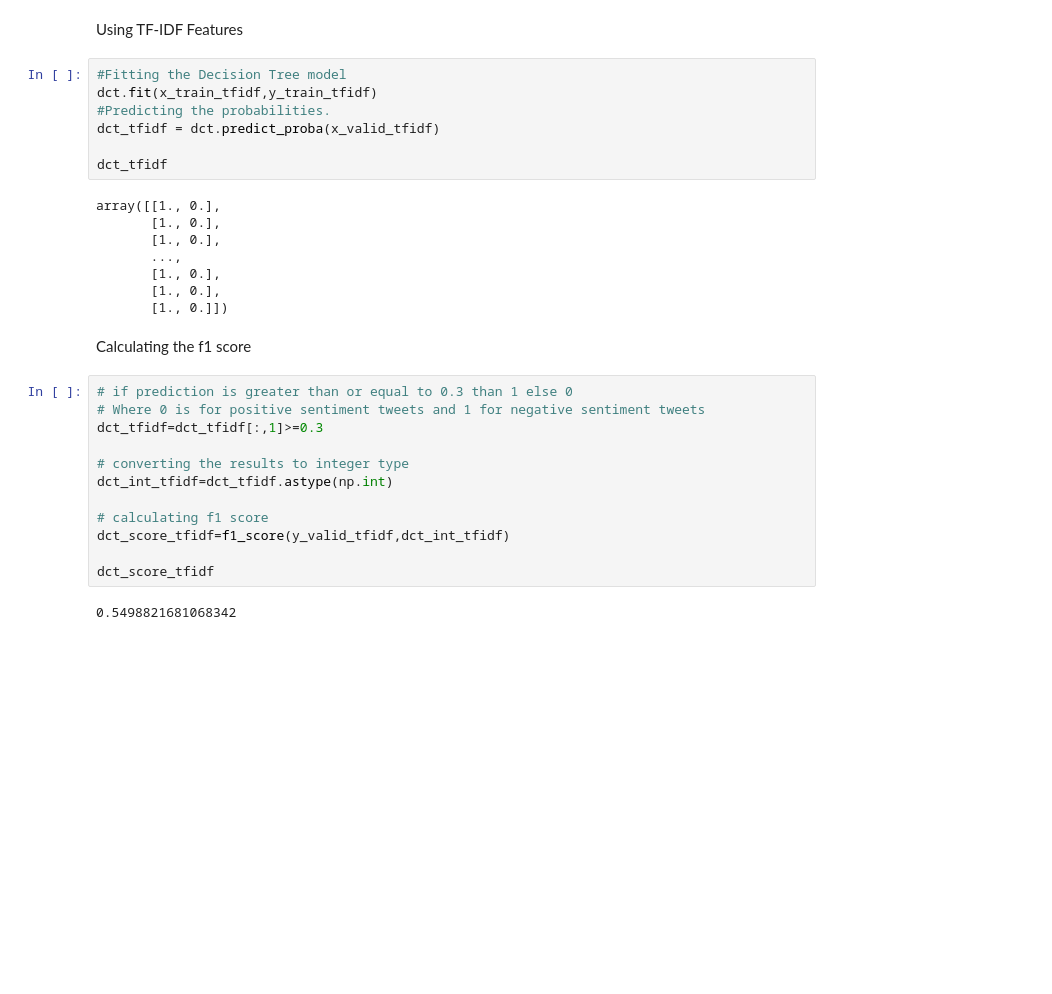
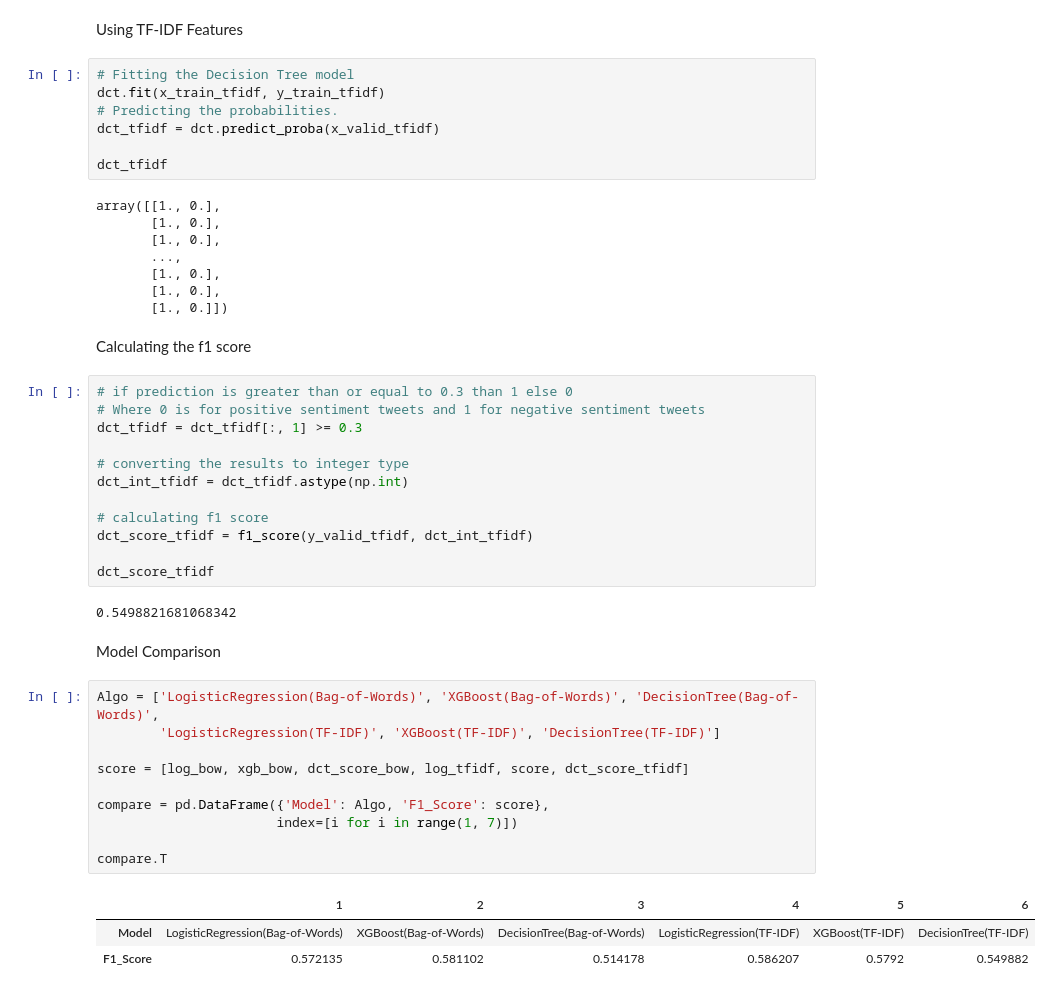
Before and after one commit to TedMwai/Text-Sentiment-Analysis, a Jupyter notebook: TwitterAnalysis.ipynb, the cells around one changed output. Saved outputs shown, nothing was run; the diff lists cells and outputs as text; blank space fills up the shorter version.

```diff
--- a/TwitterAnalysis.ipynb
+++ b/TwitterAnalysis.ipynb
@@ -639,9 +639,9 @@ dct_score_bow
 # %% [markdown]
 Using TF-IDF Features
 # %%
-#Fitting the Decision Tree model
-dct.fit(x_train_tfidf,y_train_tfidf)
-#Predicting the probabilities.
+# Fitting the Decision Tree model
+dct.fit(x_train_tfidf, y_train_tfidf)
+# Predicting the probabilities.
 dct_tfidf = dct.predict_proba(x_valid_tfidf)
 
 dct_tfidf
@@ -658,14 +658,30 @@ Calculating the f1 score
 # %%
 # if prediction is greater than or equal to 0.3 than 1 else 0
 # Where 0 is for positive sentiment tweets and 1 for negative sentiment tweets
-dct_tfidf=dct_tfidf[:,1]>=0.3
+dct_tfidf = dct_tfidf[:, 1] >= 0.3
 
 # converting the results to integer type
-dct_int_tfidf=dct_tfidf.astype(np.int)
+dct_int_tfidf = dct_tfidf.astype(np.int)
 
 # calculating f1 score
-dct_score_tfidf=f1_score(y_valid_tfidf,dct_int_tfidf)
+dct_score_tfidf = f1_score(y_valid_tfidf, dct_int_tfidf)
 
 dct_score_tfidf
 # %% [output]
 0.5498821681068342
+# %% [markdown]
+Model Comparison
+# %%
+Algo = ['LogisticRegression(Bag-of-Words)', 'XGBoost(Bag-of-Words)', 'DecisionTree(Bag-of-Words)',
+        'LogisticRegression(TF-IDF)', 'XGBoost(TF-IDF)', 'DecisionTree(TF-IDF)']
+
+score = [log_bow, xgb_bow, dct_score_bow, log_tfidf, score, dct_score_tfidf]
+
+compare = pd.DataFrame({'Model': Algo, 'F1_Score': score},
+                       index=[i for i in range(1, 7)])
+
+compare.T
+# %% [output]
+|  | 1 | 2 | 3 | 4 | 5 | 6 |
+| Model | LogisticRegression(Bag-of-Words) | XGBoost(Bag-of-Words) | DecisionTree(Bag-of-Words) | LogisticRegression(TF-IDF) | XGBoost(TF-IDF) | DecisionTree(TF-IDF) |
+| F1_Score | 0.572135 | 0.581102 | 0.514178 | 0.586207 | 0.5792 | 0.549882 |
```
Also changed, not shown: parts of 16 cells of this notebook, 1 other file.
